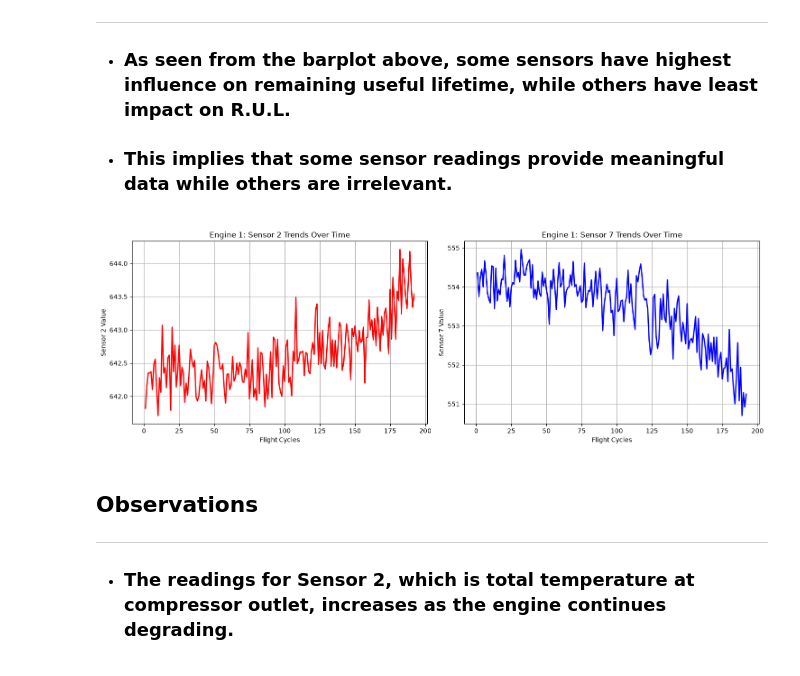
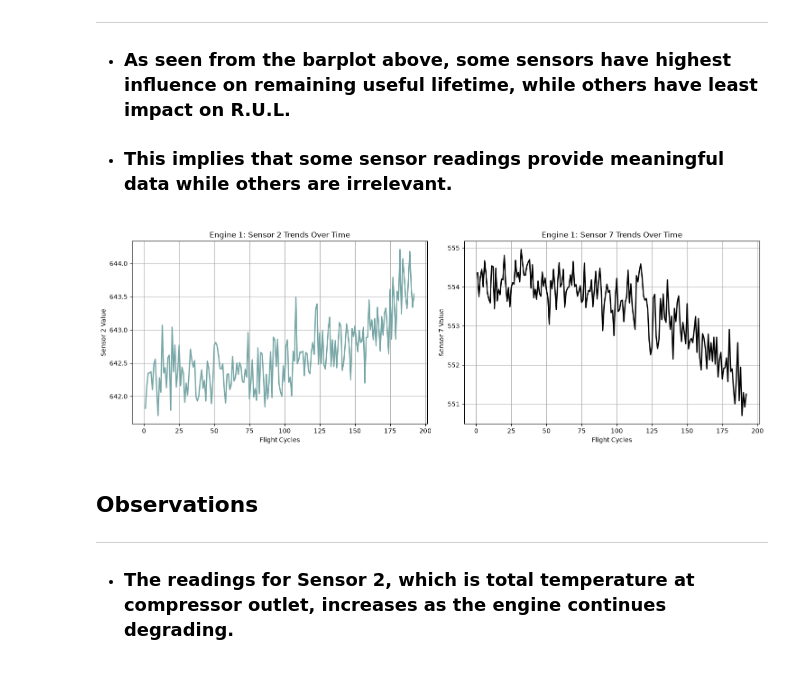
Before and after one commit to Babji-1/aeroguard-predictor, a Jupyter notebook: notebook.ipynb, the cells around one changed output. Drawn from its saved outputs; the diff is of its cells as text; code cells hidden in the pictures.

Commit message:
Modified visualisation colour themes to match canva presentation and tableau dashboard

```diff
--- a/notebook.ipynb
+++ b/notebook.ipynb
@@ -167,27 +165,27 @@ plt.show()
 # %%
 engine_1 = train_df[train_df['engine_id'] == 1] # looking at engine 1 only.
 
 fig, axes = plt.subplots(1, 2, figsize=(15, 5)) ## creating two subplots side by side
 
 # 1 : A graph to show an example of a diagnostic (taken by sensor 2) that rises as engine failure nears
-sbs.lineplot(ax=axes[0], data=engine_1, x='cycle', y='sensor_2', color='red', linewidth=2)
+sbs.lineplot(ax=axes[0], data=engine_1, x='cycle', y='sensor_2', color='#76A5A5', linewidth=2)
 axes[0].set_title('Engine 1: Sensor 2 Trends Over Time', fontsize=12)
 axes[0].set_xlabel('Flight Cycles', fontsize=10)
 axes[0].set_ylabel('Sensor 2 Value', fontsize=10)
 axes[0].grid(True)
 
 # 2 : An example of a diagnostic that falls as engine failure nears
 
-sbs.lineplot(ax=axes[1], data=engine_1, x='cycle', y='sensor_7', color='blue', linewidth=2)
+sbs.lineplot(ax=axes[1], data=engine_1, x='cycle', y='sensor_7', color="#000000", linewidth=2)
 axes[1].set_title('Engine 1: Sensor 7 Trends Over Time', fontsize=12)
 axes[1].set_xlabel('Flight Cycles', fontsize=10)
 axes[1].set_ylabel('Sensor 7 Value', fontsize=10)
 axes[1].grid(True)
 
 plt.tight_layout()
 plt.show()
 # %% [output]
-[figure, old version]
+[figure, new version]
 # %% [markdown]
 ## Observations
 ---
```
Also changed, not shown: parts of 2 cells of this notebook.
